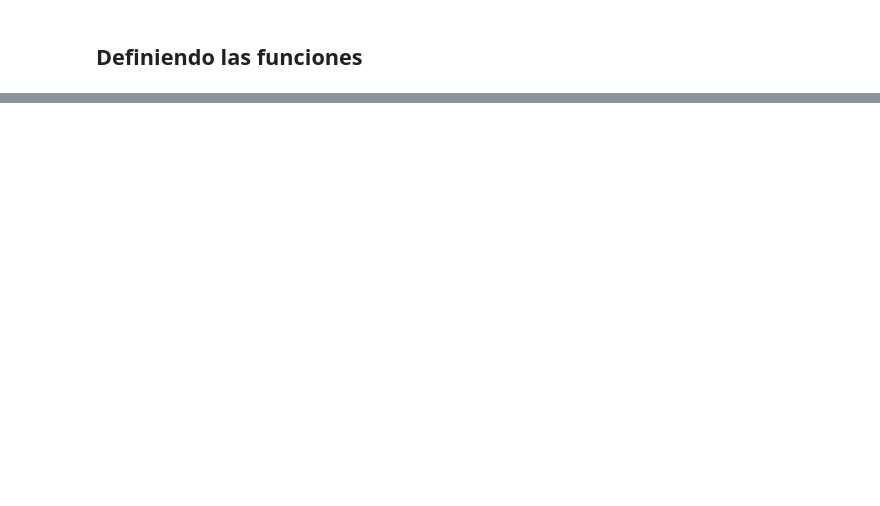
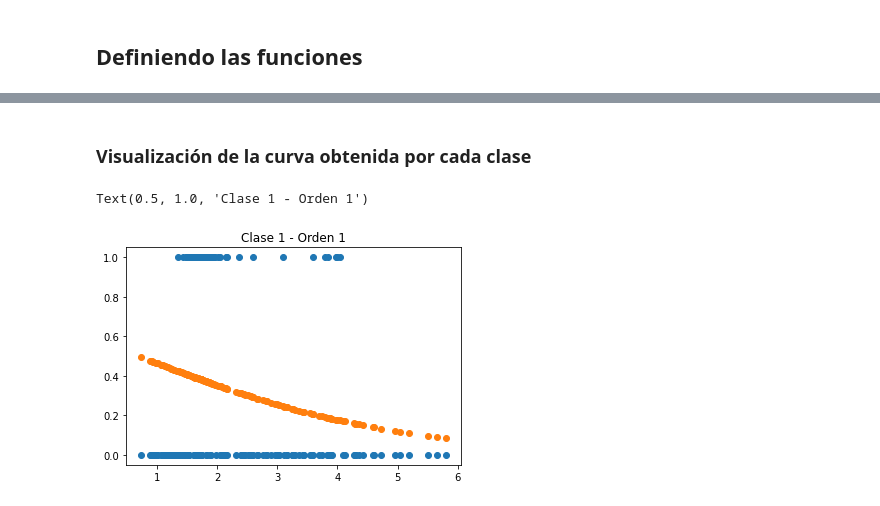
Before and after one commit to Suemy-AZ/Modulo_2, a Jupyter notebook: M2.ipynb, the cells around one changed output, grey strips where cells are left out. Drawn from its saved outputs; the diff is of its cells as text; code cells hidden in the pictures; blank space fills up the shorter version.

```diff
--- a/M2.ipynb
+++ b/M2.ipynb
@@ -313,0 +191,12 @@ pt.scatter(x2,h2(x,x2,theta32))
+# %% [markdown]
+### Visualización de la curva obtenida por cada clase
+# %%
+import matplotlib.pyplot as pt
+
+pt.scatter(x,c1)
+pt.scatter(x,h(x,theta11))
+
+pt.title("Clase 1 - Orden 1")
+# %% [output]
+Text(0.5, 1.0, 'Clase 1 - Orden 1')
+[figure, added]
```
Also changed, not shown: parts of 40 cells of this notebook.
